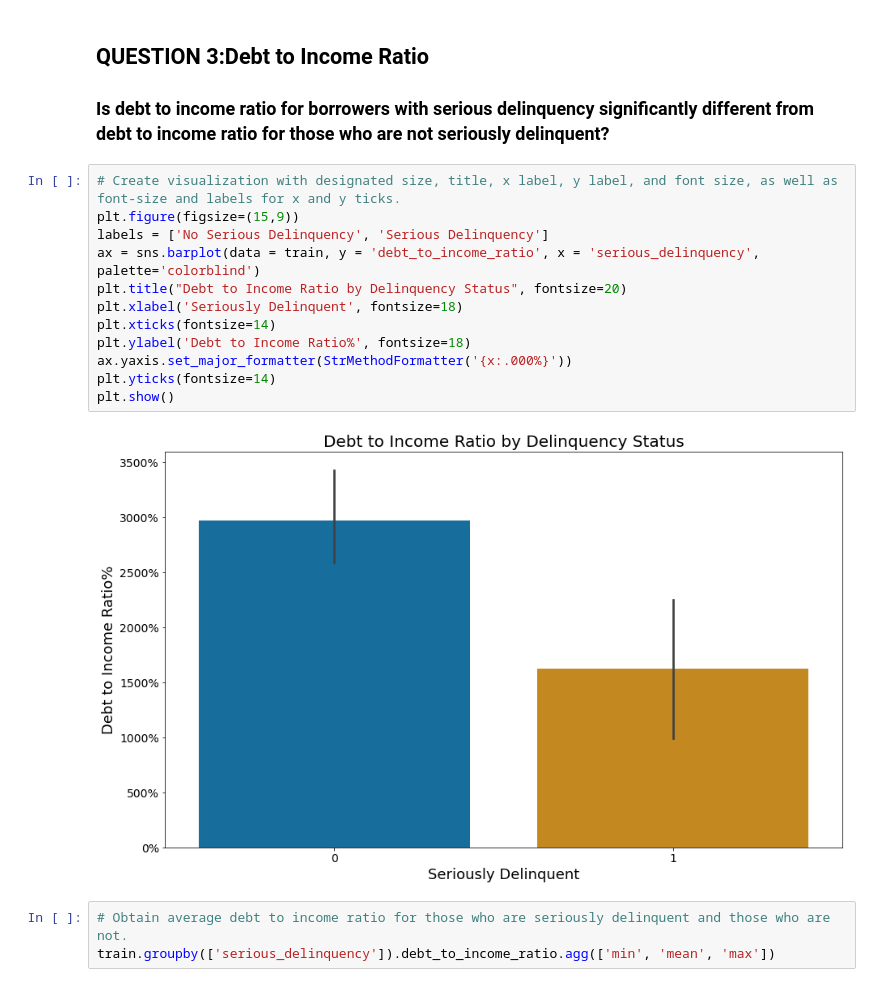
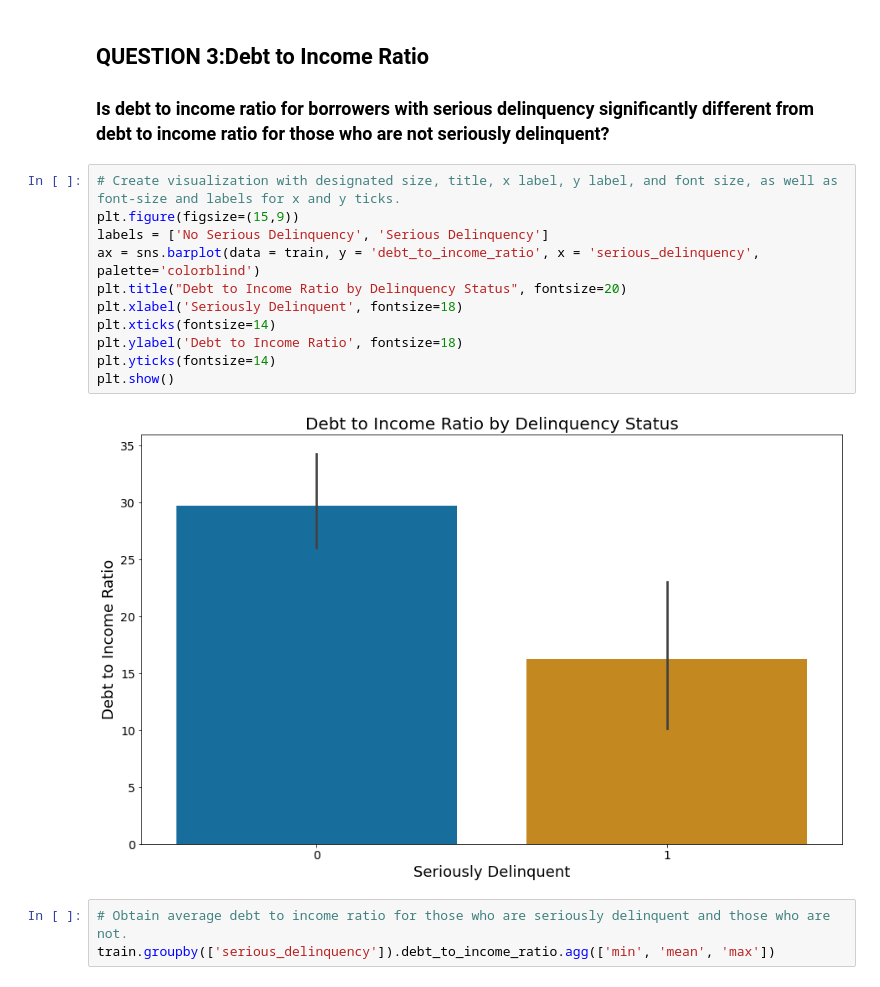
Before and after one commit to rachelrobbinsmayhill/Personal-Project, a Jupyter notebook: final_report.ipynb, the cells around one changed output. Drawn from its saved outputs; the diff is of its cells as text.

```diff
--- a/final_report.ipynb
+++ b/final_report.ipynb
@@ -427,17 +418,16 @@ We can NOT say for sure whether monthly income for borrowers with serious delinq
 # %%
 # Create visualization with designated size, title, x label, y label, and font size, as well as font-size and labels for x and y ticks.
 plt.figure(figsize=(15,9))
 labels = ['No Serious Delinquency', 'Serious Delinquency']
 ax = sns.barplot(data = train, y = 'debt_to_income_ratio', x = 'serious_delinquency', palette='colorblind')
 plt.title("Debt to Income Ratio by Delinquency Status", fontsize=20)
 plt.xlabel('Seriously Delinquent', fontsize=18)
 plt.xticks(fontsize=14)
-plt.ylabel('Debt to Income Ratio%', fontsize=18)
-ax.yaxis.set_major_formatter(StrMethodFormatter('{x:.000%}'))
+plt.ylabel('Debt to Income Ratio', fontsize=18)
 plt.yticks(fontsize=14)
 plt.show()
 # %% [output]
-[figure, old version]
+[figure, new version]
 # %%
 # Obtain average debt to income ratio for those who are seriously delinquent and those who are not.
 train.groupby(['serious_delinquency']).debt_to_income_ratio.agg(['min', 'mean', 'max'])
```
Also changed, not shown: parts of 7 cells of this notebook.
